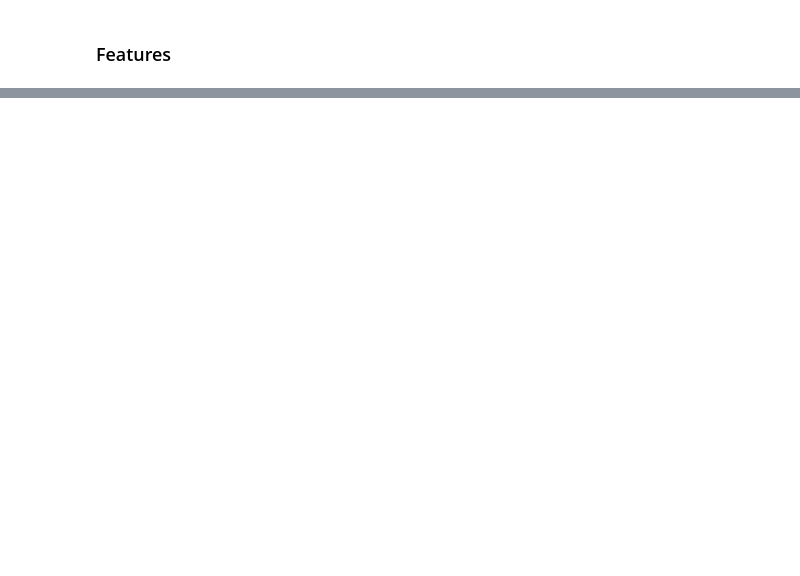
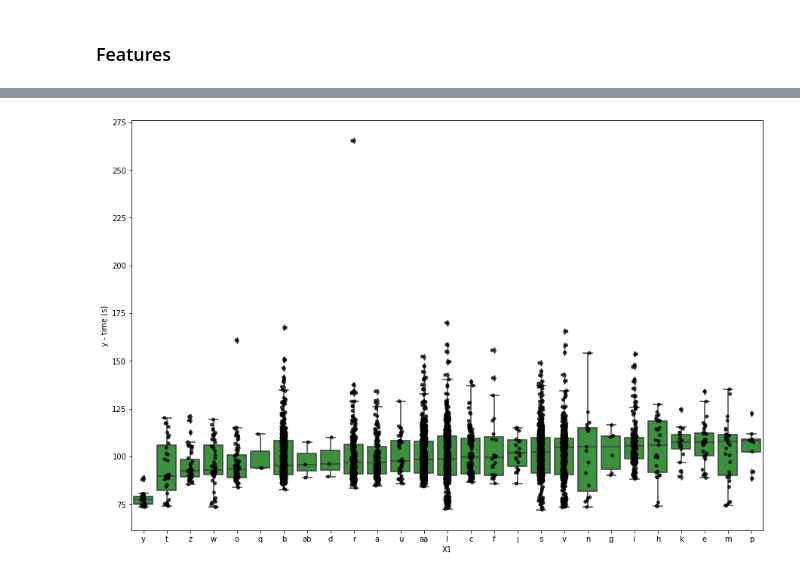
Before and after one commit to mashworth11/Kaggle-mercedes_benz_competition, a Jupyter notebook: EDA_jupyter.ipynb, the cells around one changed output, grey strips where cells are left out. Saved outputs shown, nothing was run; the diff lists cells and outputs as text; code cells hidden in the pictures; blank space fills up the shorter version.

```diff
--- a/EDA_jupyter.ipynb
+++ b/EDA_jupyter.ipynb
@@ -79,0 +149,4 @@ def
+# %%
+box_scatter_plot('X1')
+# %% [output]
+[figure, added]
```
Also changed, not shown: parts of 37 cells of this notebook, 2 other files.
